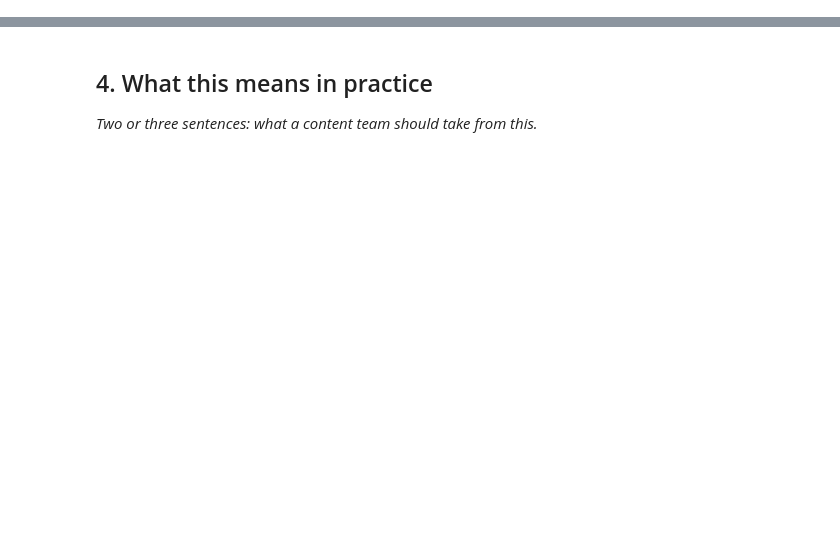
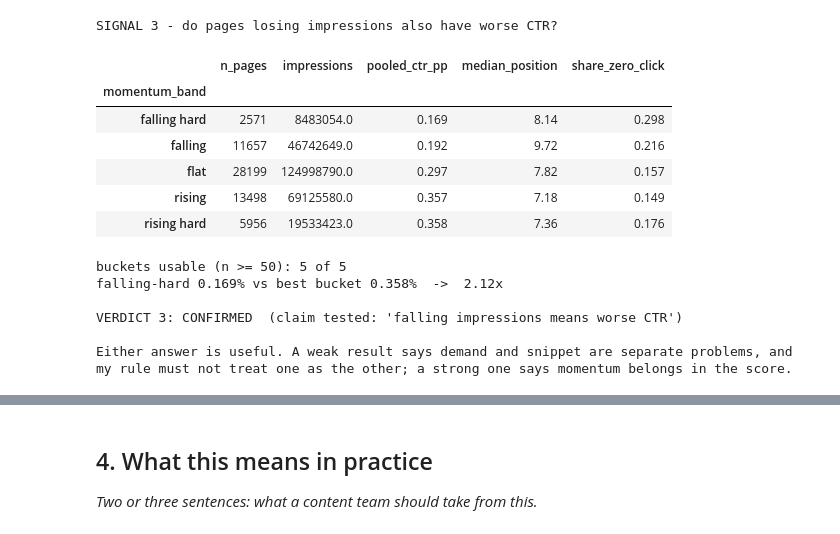
Before and after one commit to widadfatimakhan/flyrank-internship-ml, a Jupyter notebook: work/notebooks/w04_signal_audit.ipynb, the cells around one changed output, grey strips where cells are left out. Saved outputs shown, nothing was run; the diff lists cells and outputs as text; code cells hidden in the pictures; blank space fills up the shorter version.

```diff
--- a/work/notebooks/w04_signal_audit.ipynb
+++ b/work/notebooks/w04_signal_audit.ipynb
@@ -29,0 +286,44 @@ This skeleton is yours to fill. Work the sections **in order** — each one has
+# %%
+MB  = [-np.inf, -1, -0.3, 0.3, 1, np.inf]
+ML_ = ["falling hard", "falling", "flat", "rising", "rising hard"]
+lane["momentum_band"] = pd.cut(lane.momentum_log14v14, bins=MB, labels=ML_)
+
+g3 = lane.groupby("momentum_band", observed=True)
+s3 = pd.DataFrame({
+    "n_pages":          g3.size(),
+    "impressions":      g3.impressions_31d.sum(),
+    "pooled_ctr_pp":   (100 * g3.clicks_31d.sum() / g3.impressions_31d.sum()).round(3),
+    "median_position":  g3.avg_position_31d.median().round(2),
+    "share_zero_click": g3.clicks_31d.apply(lambda s: (s == 0).mean()).round(3),
+})
+print("SIGNAL 3 - do pages losing impressions also have worse CTR?")
+display(s3)
+
+usable3 = s3[s3.n_pages >= FLOOR]
+if len(usable3) < 2:
+    worst = best = ratio3 = float("nan"); verdict_3 = "INSUFFICIENT DATA"
+else:
+    worst, best = usable3.pooled_ctr_pp.iloc[0], usable3.pooled_ctr_pp.max()
+    ratio3 = best / max(worst, 1e-9)
+    verdict_3 = ("CONFIRMED" if ratio3 > 1.5 and worst == usable3.pooled_ctr_pp.min() else
+                 "MIXED"     if ratio3 > 1.2 else "FALSE")
+    print(f"\nbuckets usable (n >= {FLOOR}): {len(usable3)} of {len(s3)}")
+    print(f"falling-hard {worst:.3f}% vs best bucket {best:.3f}%  ->  {ratio3:.2f}x")
+print(f"\nVERDICT 3: {verdict_3}  (claim tested: 'falling impressions means worse CTR')")
+print("\nEither answer is useful. A weak result says demand and snippet are separate problems, and "
+      "my rule must not treat one as the other; a strong one says momentum belongs in the score.")
+# %% [output]
+SIGNAL 3 - do pages losing impressions also have worse CTR?
+|  | n_pages | impressions | pooled_ctr_pp | median_position | share_zero_click |
+| momentum_band |  |  |  |  |  |
+| falling hard | 2571 | 8483054.0 | 0.169 | 8.14 | 0.298 |
+| falling | 11657 | 46742649.0 | 0.192 | 9.72 | 0.216 |
+| flat | 28199 | 124998790.0 | 0.297 | 7.82 | 0.157 |
+| rising | 13498 | 69125580.0 | 0.357 | 7.18 | 0.149 |
+| rising hard | 5956 | 19533423.0 | 0.358 | 7.36 | 0.176 |
+buckets usable (n >= 50): 5 of 5
+falling-hard 0.169% vs best bucket 0.358%  ->  2.12x
+
+VERDICT 3: CONFIRMED  (claim tested: 'falling impressions means worse CTR')
+
+Either answer is useful. A weak result says demand and snippet are separate problems, and my rule must not treat one as the other; a strong one says momentum belongs in the score.
```
Also changed, not shown: parts of 27 cells of this notebook.
